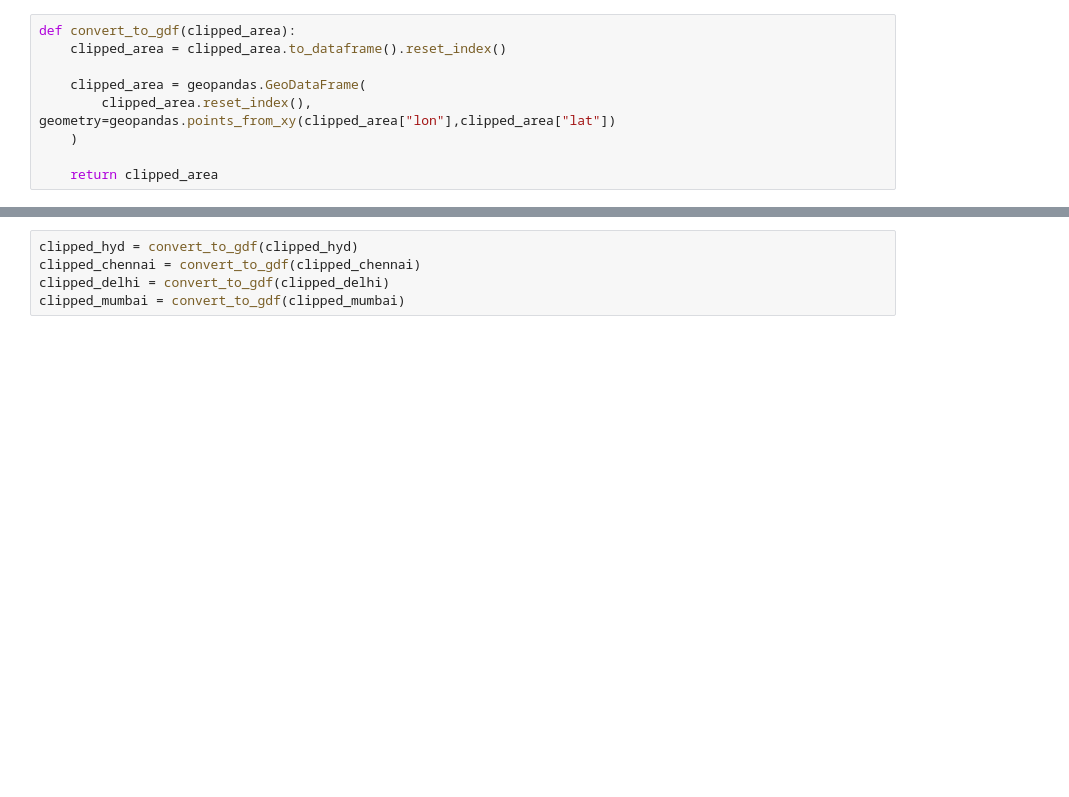
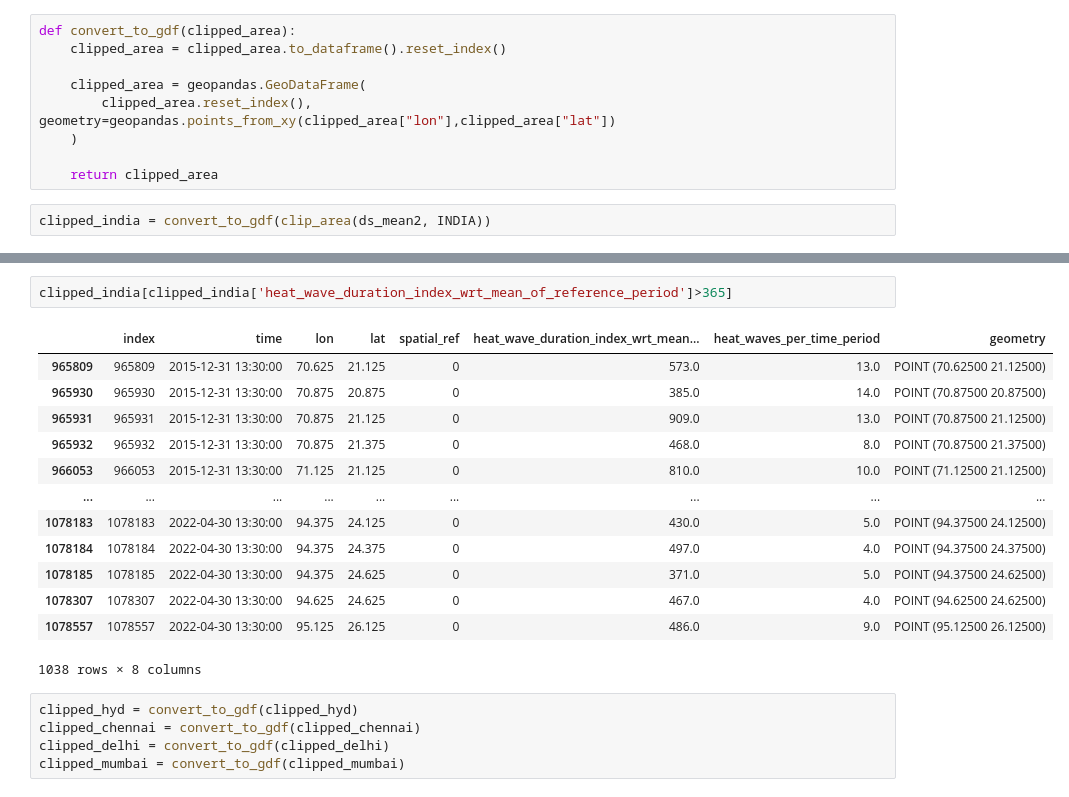
Before and after one commit to datapartnership/heatwaves, a Jupyter notebook: notebooks/measuring-heatwaves/calculate-heatwaves-incidence.ipynb, the cells around one changed output, grey strips where cells are left out. Cells and saved outputs as stored; diff of their text form; blank space fills up the shorter version.

```diff
--- a/notebooks/measuring-heatwaves/calculate-heatwaves-incidence.ipynb
+++ b/notebooks/measuring-heatwaves/calculate-heatwaves-incidence.ipynb
@@ -130,3 +200,5 @@ def convert_to_gdf(clipped_area):
     )
 
     return clipped_area
+# %%
+clipped_india = convert_to_gdf(clip_area(ds_mean2, INDIA))
@@ -133,3 +229,19 @@ def convert_to_gdf(clipped_area):
+# %%
+clipped_india[clipped_india['heat_wave_duration_index_wrt_mean_of_reference_period']>365]
+# %% [output]
+|  | index | time | lon | lat | spatial_ref | heat_wave_duration_index_wrt_mean... | heat_waves_per_time_period | geometry |
+| 965809 | 965809 | 2015-12-31 13:30:00 | 70.625 | 21.125 | 0 | 573.0 | 13.0 | POINT (70.62500 21.12500) |
+| 965930 | 965930 | 2015-12-31 13:30:00 | 70.875 | 20.875 | 0 | 385.0 | 14.0 | POINT (70.87500 20.87500) |
+| 965931 | 965931 | 2015-12-31 13:30:00 | 70.875 | 21.125 | 0 | 909.0 | 13.0 | POINT (70.87500 21.12500) |
+| 965932 | 965932 | 2015-12-31 13:30:00 | 70.875 | 21.375 | 0 | 468.0 | 8.0 | POINT (70.87500 21.37500) |
+| 966053 | 966053 | 2015-12-31 13:30:00 | 71.125 | 21.125 | 0 | 810.0 | 10.0 | POINT (71.12500 21.12500) |
+| ... | ... | ... | ... | ... | ... | ... | ... | ... |
+| 1078183 | 1078183 | 2022-04-30 13:30:00 | 94.375 | 24.125 | 0 | 430.0 | 5.0 | POINT (94.37500 24.12500) |
+| 1078184 | 1078184 | 2022-04-30 13:30:00 | 94.375 | 24.375 | 0 | 497.0 | 4.0 | POINT (94.37500 24.37500) |
+| 1078185 | 1078185 | 2022-04-30 13:30:00 | 94.375 | 24.625 | 0 | 371.0 | 5.0 | POINT (94.37500 24.62500) |
+| 1078307 | 1078307 | 2022-04-30 13:30:00 | 94.625 | 24.625 | 0 | 467.0 | 4.0 | POINT (94.62500 24.62500) |
+| 1078557 | 1078557 | 2022-04-30 13:30:00 | 95.125 | 26.125 | 0 | 486.0 | 9.0 | POINT (95.12500 26.12500) |
+1038 rows × 8 columns
 # %%
 clipped_hyd = convert_to_gdf(clipped_hyd)
 clipped_chennai = convert_to_gdf(clipped_chennai)
```
Also changed, not shown: parts of 11 cells of this notebook.
